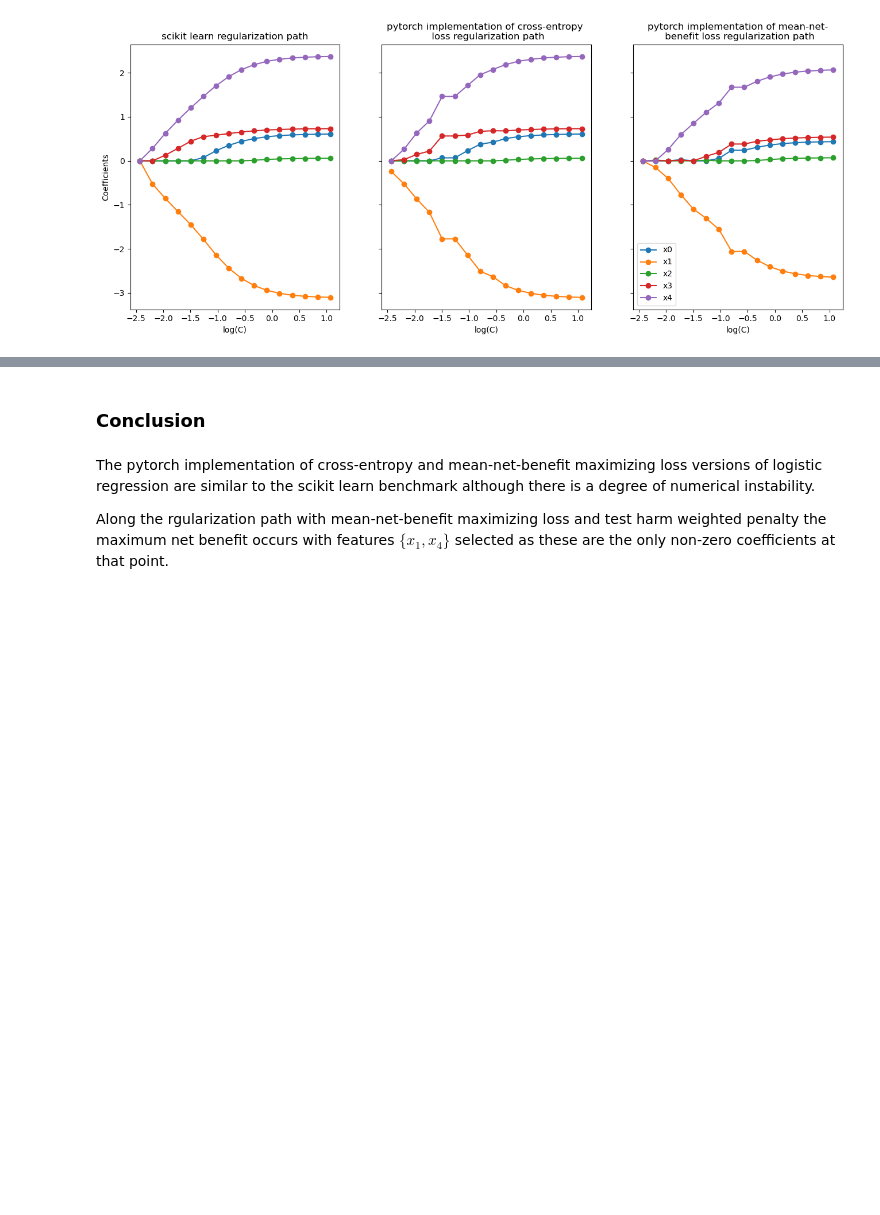
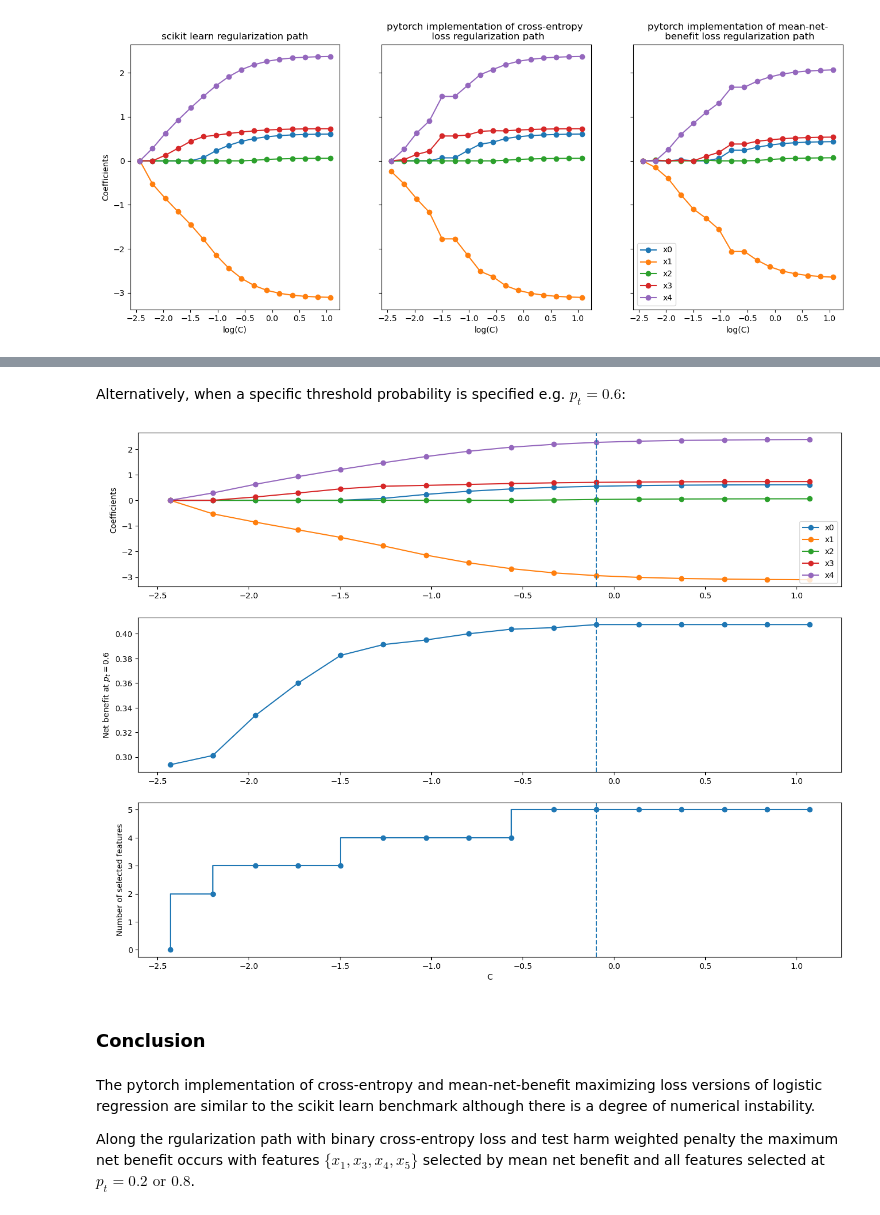
Before and after one commit to NRC2001/net_benefit_feature_selection, a Jupyter notebook: examples/03_net_benefit_regularization_method.ipynb, the cells around one changed output, grey strips where cells are left out. Drawn from its saved outputs; the diff is of its cells as text; code cells hidden in the pictures; blank space fills up the shorter version.

Commit message:
removed mnb loss addes specific p_t

```diff
--- a/examples/03_net_benefit_regularization_method.ipynb
+++ b/examples/03_net_benefit_regularization_method.ipynb
@@ -308,6 +296,30 @@ plt.show()
+# %% [markdown]
+Alternatively, when a specific threshold probability is specified e.g. $p_t = 0.6$:
+# %%
+net_benefit_thresh = "net_benefit_pt_1"
+
+fig, (ax1, ax2, ax3) = plt.subplots(3, 1, sharey=False, figsize=(16, 12))
+plot_nb_path(skl_selection_path, ax1)
+plot_mnb_path(skl_selection_path, ax2, net_benefit_thresh)
+plot_nfeatures_path(skl_selection_path, ax3)
+
+ax1.axvline(x = np.log10(skl_selection_path['optimal'][net_benefit_thresh]['c']), linestyle = '--')
+ax2.axvline(x = np.log10(skl_selection_path['optimal'][net_benefit_thresh]['c']), linestyle = '--')
+ax3.axvline(x = np.log10(skl_selection_path['optimal'][net_benefit_thresh]['c']), linestyle = '--')
+
+ax1.set_ylabel("Coefficients")
+ax2.set_ylabel("Net benefit at $p_t = 0.6$")
+ax3.set_ylabel("Number of selected features")
+
+ax3.set_xlabel("C")
+
+#ax1.legend(ax1.patches, selection_path['independent'], loc='upper left')
+plt.show()
+# %% [output]
+[figure, added]
 # %% [markdown]
 ### Conclusion
 # %% [markdown]
 The pytorch implementation of cross-entropy and mean-net-benefit maximizing loss versions of logistic regression are similar to the scikit learn benchmark although there is a degree of numerical instability.
 
-Along the rgularization path with mean-net-benefit maximizing loss and test harm weighted penalty the maximum net benefit occurs with features $\{x_1, x_4 \}$ selected as these are the only non-zero coefficients at that point.
+Along the rgularization path with binary cross-entropy loss and test harm weighted penalty the maximum net benefit occurs with features $\{x_1, x_3, x_4, x_5 \}$ selected by mean net benefit and all features selected  at $p_t = 0.2 \text{ or } 0.8$.
```
Also changed, not shown: parts of 13 cells of this notebook, 23 other files.
